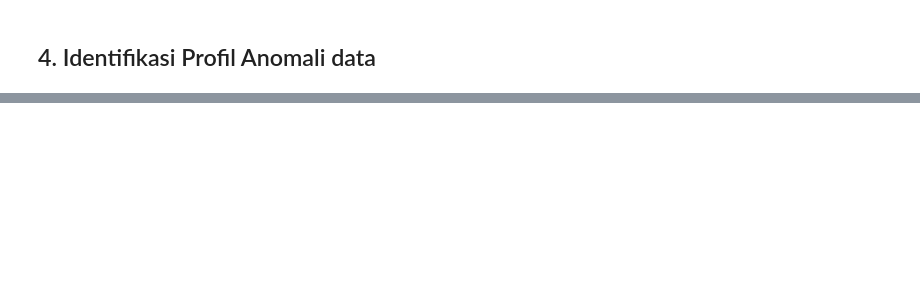
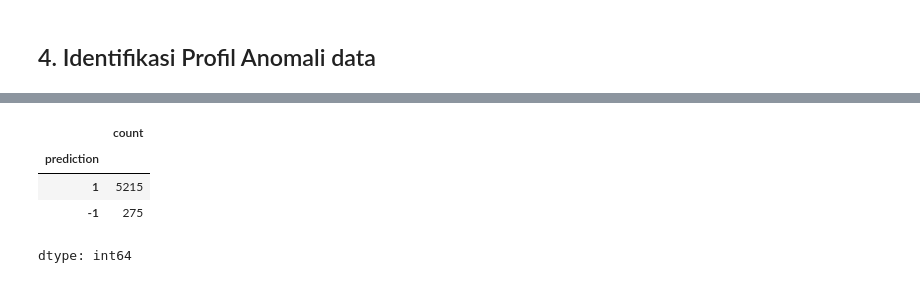
Before and after one commit to ainaa0099/smart-air-quality-monitoring, a Jupyter notebook: ml-service/EDA_PPLBS.ipynb, the cells around one changed output, grey strips where cells are left out. Saved outputs shown, nothing was run; the diff lists cells and outputs as text; code cells hidden in the pictures; blank space fills up the shorter version.

```diff
--- a/ml-service/EDA_PPLBS.ipynb
+++ b/ml-service/EDA_PPLBS.ipynb
@@ -157,0 +382,30 @@ Total Anomali yang Dimasukkan: 287 data dari 5500 total baris
+# %%
+from sklearn.ensemble import IsolationForest
+
+features = [
+    'sensor_value',
+    'hour',
+    'rolling_mean_1h',
+    'z_score'
+]
+
+X = df[features]
+
+iso = IsolationForest(
+    contamination=0.05,
+    random_state=42
+)
+
+iso.fit(X)
+
+pred = iso.predict(X)
+
+df['prediction'] = pred
+
+df['prediction'].value_counts()
+# %% [output]
+|  | count |
+| prediction |  |
+| 1 | 5215 |
+| -1 | 275 |
+dtype: int64
```
Also changed, not shown: parts of 21 cells of this notebook.
